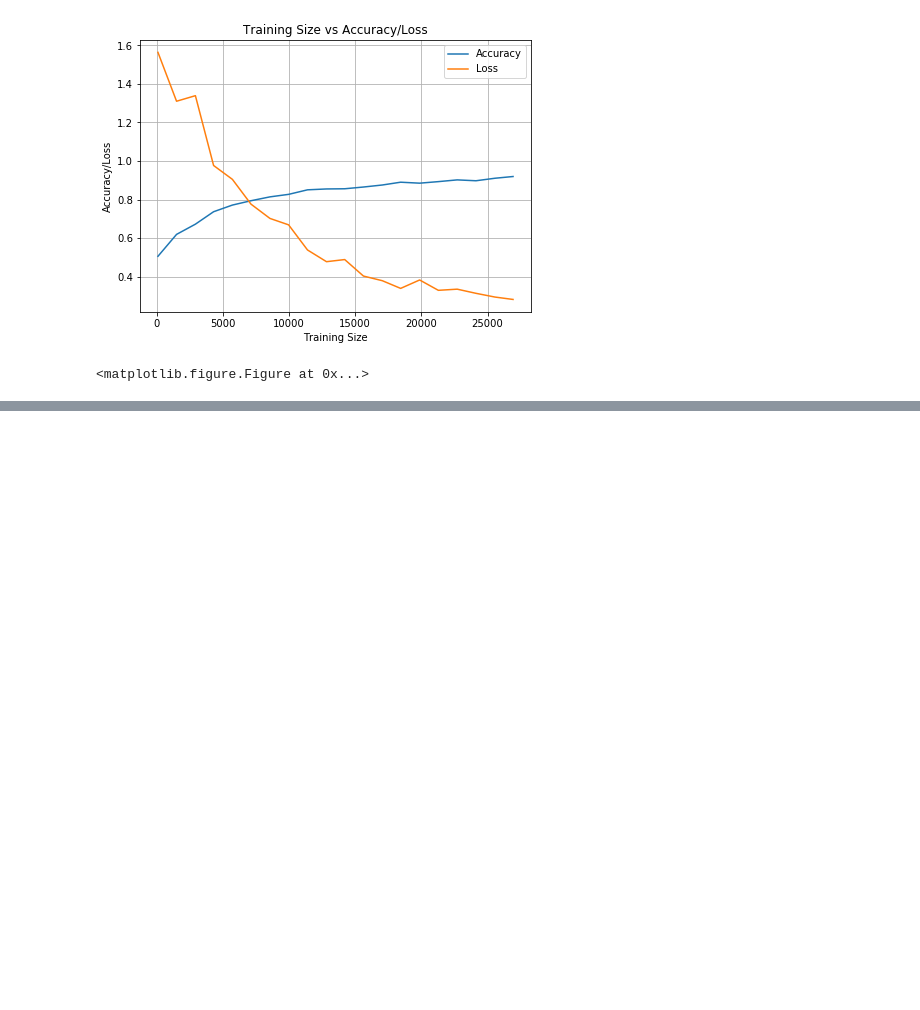
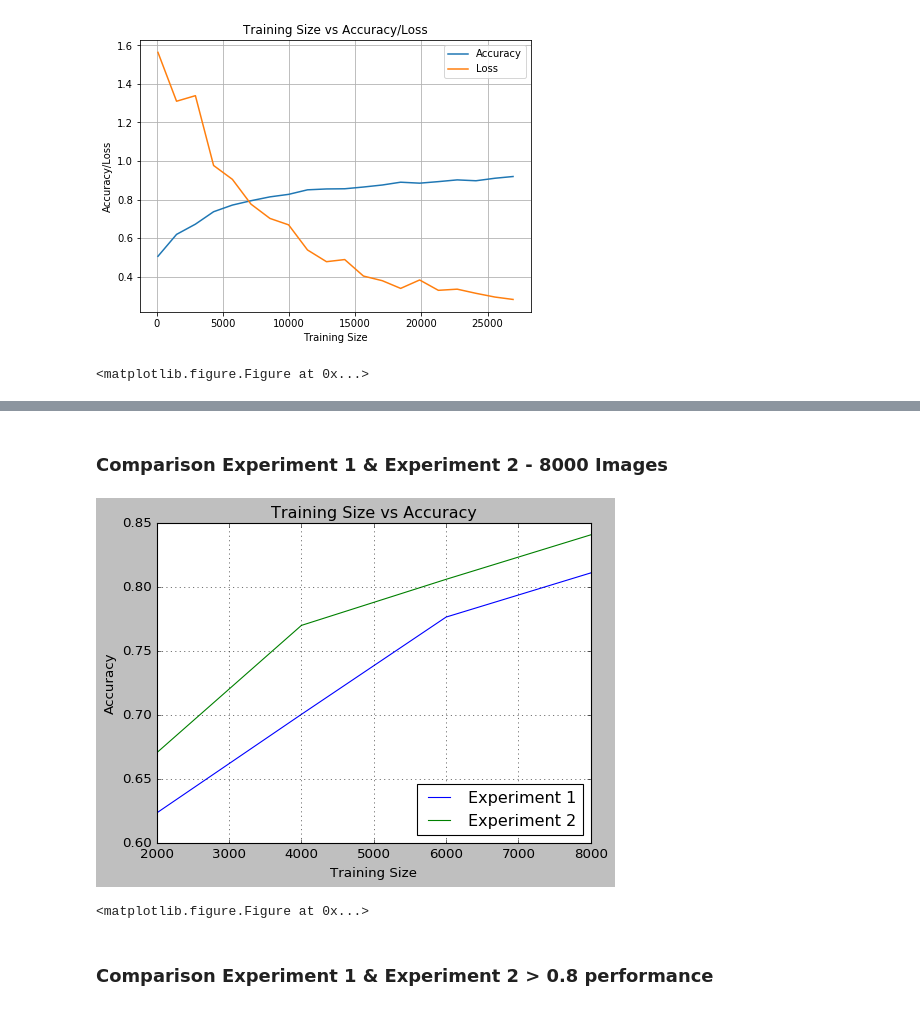
Before and after one commit to asaeed9/deeplearning, a Jupyter notebook: cnn_exp2_12102017_iter2.ipynb, the cells around one changed output, grey strips where cells are left out. Cells and saved outputs as stored; diff of their text form; code cells hidden in the pictures; blank space fills up the shorter version.

```diff
--- a/cnn_exp2_12102017_iter2.ipynb
+++ b/cnn_exp2_12102017_iter2.ipynb
@@ -482,0 +530,12 @@ generate_size_graph(1, training_set_size, accuracy_array, loss_array, min(traini
+# %% [markdown]
+### Comparison Experiment 1 & Experiment 2 - 8000 Images
+# %%
+training_set_size = range(2000, 10000, 2000)
+accuracy_exp1 = [0.62350000000000005, 0.70050000000000001, 0.77649999999999997, 0.81100000000000005]
+accuracy_exp2 = [0.67049999999999998, 0.77000000000000002, 0.80600000000000005, 0.84075]
+generate_size_graph(1, training_set_size, accuracy_exp1, accuracy_exp2, min(training_set_size), max(training_set_size))
+# %% [output]
+[figure, added]
+<matplotlib.figure.Figure at 0x...>
+# %% [markdown]
+### Comparison Experiment 1 & Experiment 2  > 0.8 performance
```
Also changed, not shown: parts of 16 cells of this notebook, 10 other files.
